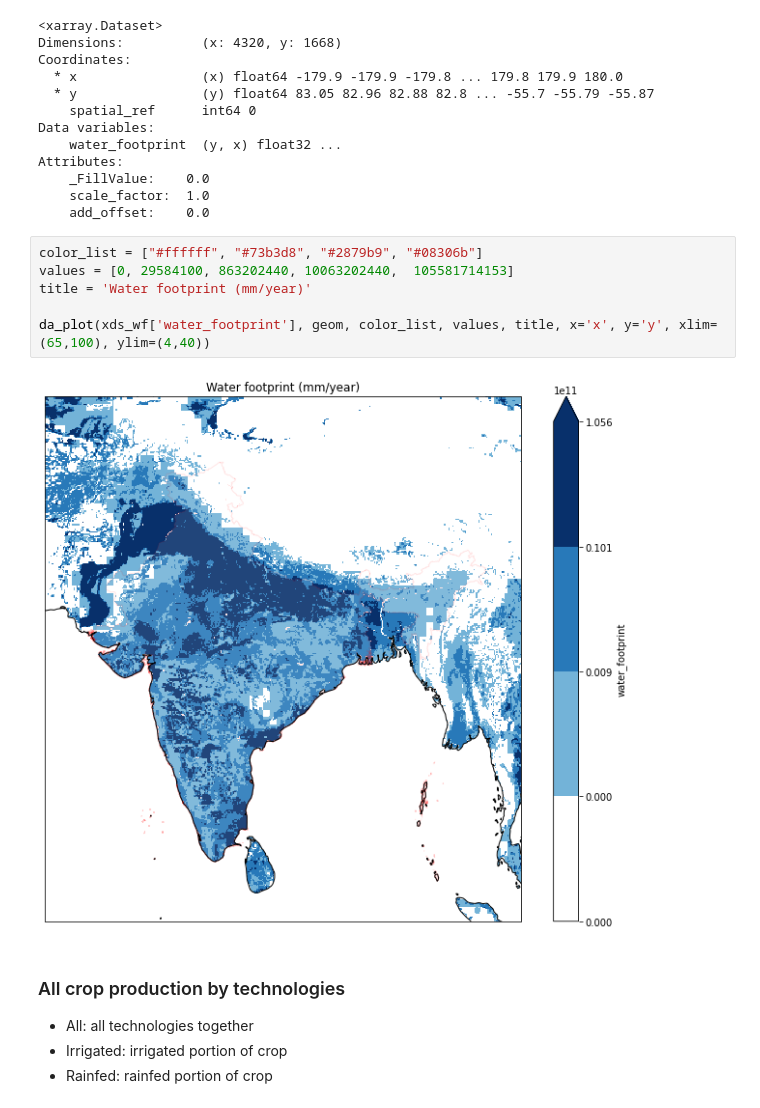
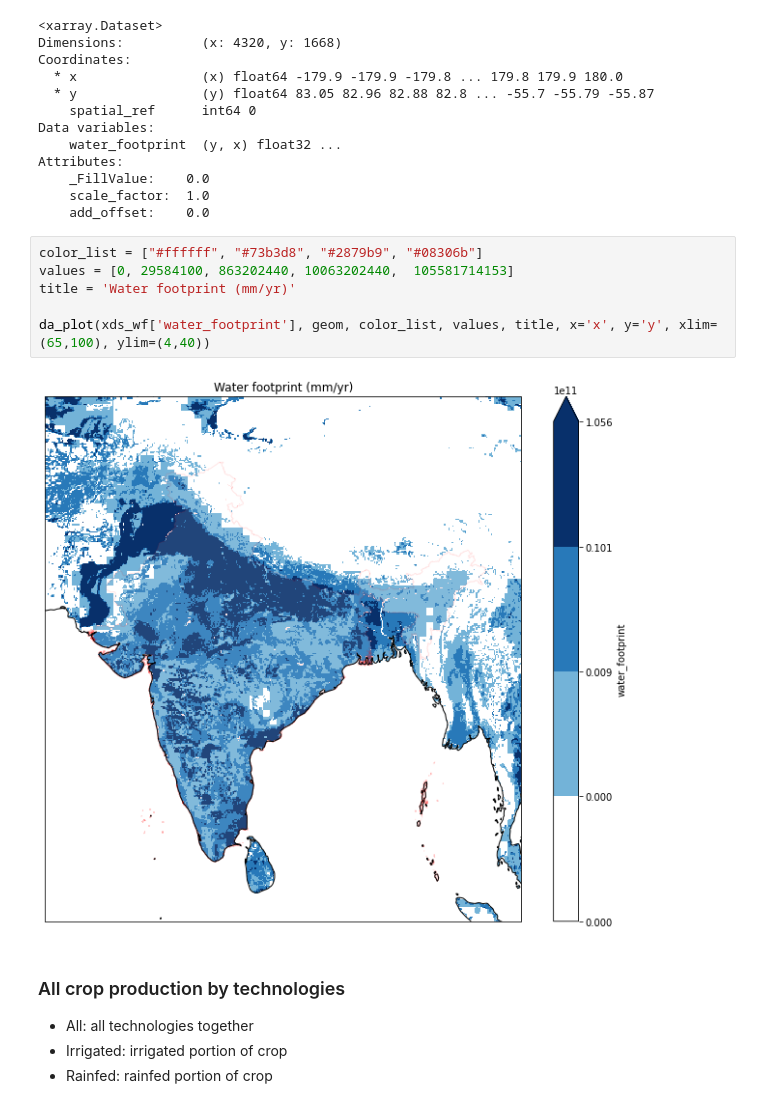
Before and after one commit to Vizzuality/landgriffon, a Jupyter notebook: data/notebooks/Lab/8_QA_water_impact.ipynb, the cells around one changed output. Saved outputs shown, nothing was run; the diff lists cells and outputs as text.

```diff
--- a/data/notebooks/Lab/8_QA_water_impact.ipynb
+++ b/data/notebooks/Lab/8_QA_water_impact.ipynb
@@ -125,11 +122,11 @@ Attributes:
 # %%
 color_list = ["#ffffff", "#73b3d8", "#2879b9", "#08306b"]
 values = [0, 29584100, 863202440, 10063202440,  105581714153]
-title = 'Water footprint (mm/year)'
+title = 'Water footprint (mm/yr)'
 
 da_plot(xds_wf['water_footprint'], geom, color_list, values, title, x='x', y='y', xlim=(65,100), ylim=(4,40))
 # %% [output]
-[figure, old version]
+[figure, new version]
 # %% [markdown]
 <a id='crops'></a>
 ### All crop production by technologies
```
Also changed, not shown: parts of 14 cells of this notebook.
